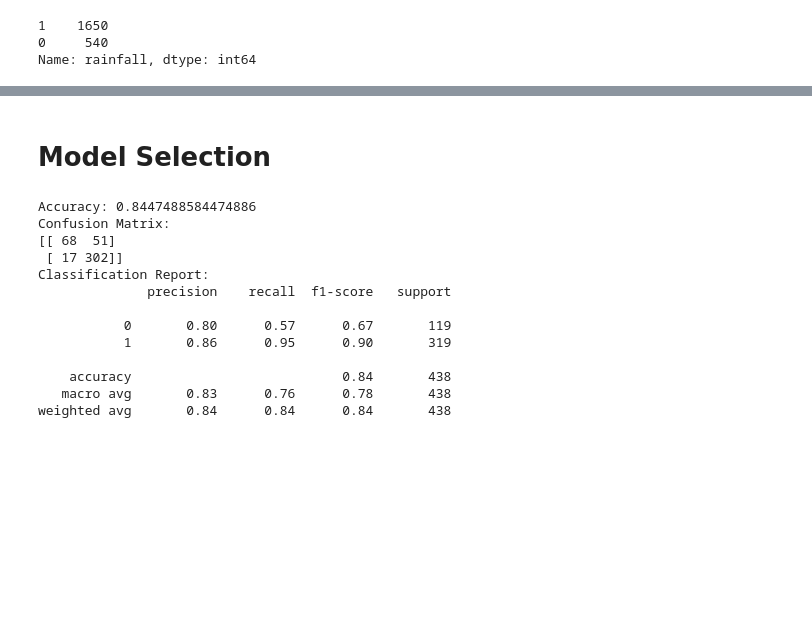
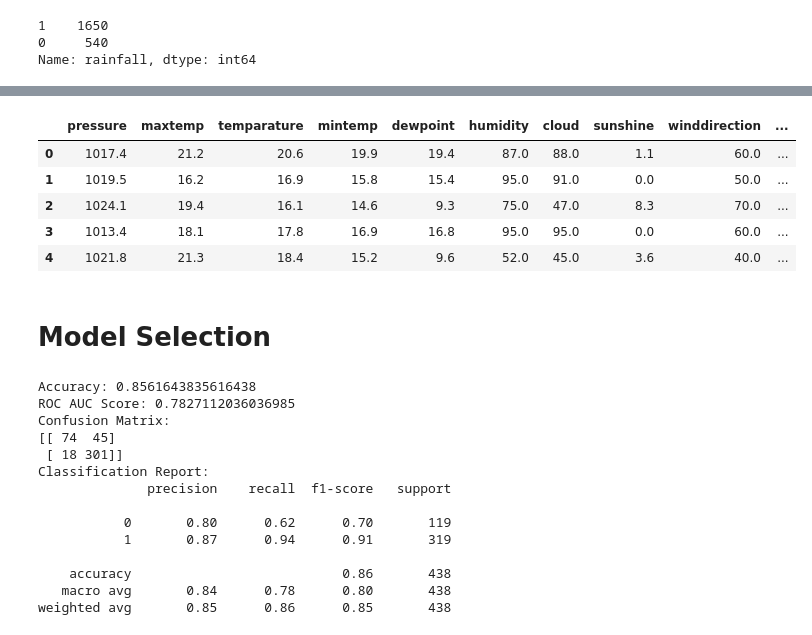
Before and after one commit to Seryabiz/PHASE_5_CAPSTONE_PROJECT, a Jupyter notebook: Notebooks/Cyrus-kaggle.ipynb, the cells around one changed output, grey strips where cells are left out. Cells and saved outputs as stored; diff of their text form; code cells hidden in the pictures; blank space fills up the shorter version.

```diff
--- a/Notebooks/Cyrus-kaggle.ipynb
+++ b/Notebooks/Cyrus-kaggle.ipynb
@@ -239,0 +255,4 @@ memory usage: 239.7 KB
+# %%
+# To isolate the cos and sin days to concatenate after scaling etc other features
+df_sin_cos_values = df[['sin_day','cos_day']]
+df_sin_cos_values.head()
@@ -273 +288,11 @@ sns.heatmap(corr_matrix,data=df, annot=True);
+# %%
+df_features_rev = pd.concat([df_features,df_sin_cos_values], axis=1)
+df_features_rev.head()
+# %% [output]
+|  | pressure | maxtemp | temparature | mintemp | dewpoint | humidity | cloud | sunshine | winddirection | ... |
+| 0 | 1017.4 | 21.2 | 20.6 | 19.9 | 19.4 | 87.0 | 88.0 | 1.1 | 60.0 | ... |
+| 1 | 1019.5 | 16.2 | 16.9 | 15.8 | 15.4 | 95.0 | 91.0 | 0.0 | 50.0 | ... |
+| 2 | 1024.1 | 19.4 | 16.1 | 14.6 | 9.3 | 75.0 | 47.0 | 8.3 | 70.0 | ... |
+| 3 | 1013.4 | 18.1 | 17.8 | 16.9 | 16.8 | 95.0 | 95.0 | 0.0 | 60.0 | ... |
+| 4 | 1021.8 | 21.3 | 18.4 | 15.2 | 9.6 | 52.0 | 45.0 | 3.6 | 40.0 | ... |
 # %%
@@ -299,21 +324,24 @@ y_pred = logreg_model.predict(X_test)
 
 #Model evaluation
 accuracy = accuracy_score(y_test, y_pred)
+roc_auc = roc_auc_score(y_test,y_pred)
 
 print(f'Accuracy: {accuracy}')
+print(f'ROC AUC Score: {roc_auc}')
 print(f'Confusion Matrix:\n{confusion_matrix(y_test,y_pred)}')
 print(f'Classification Report:\n{classification_report(y_test,y_pred)}')
 # %% [output]
-Accuracy: 0.8447488584474886
+Accuracy: 0.8561643835616438
+ROC AUC Score: 0.7827112036036985
 Confusion Matrix:
-[[ 68  51]
- [ 17 302]]
+[[ 74  45]
+ [ 18 301]]
 Classification Report:
               precision    recall  f1-score   support
 
-           0       0.80      0.57      0.67       119
-           1       0.86      0.95      0.90       319
+           0       0.80      0.62      0.70       119
+           1       0.87      0.94      0.91       319
 
-    accuracy                           0.84       438
-   macro avg       0.83      0.76      0.78       438
-weighted avg       0.84      0.84      0.84       438
+    accuracy                           0.86       438
+   macro avg       0.84      0.78      0.80       438
+weighted avg       0.85      0.86      0.85       438
```
Also changed, not shown: parts of 13 cells of this notebook.
